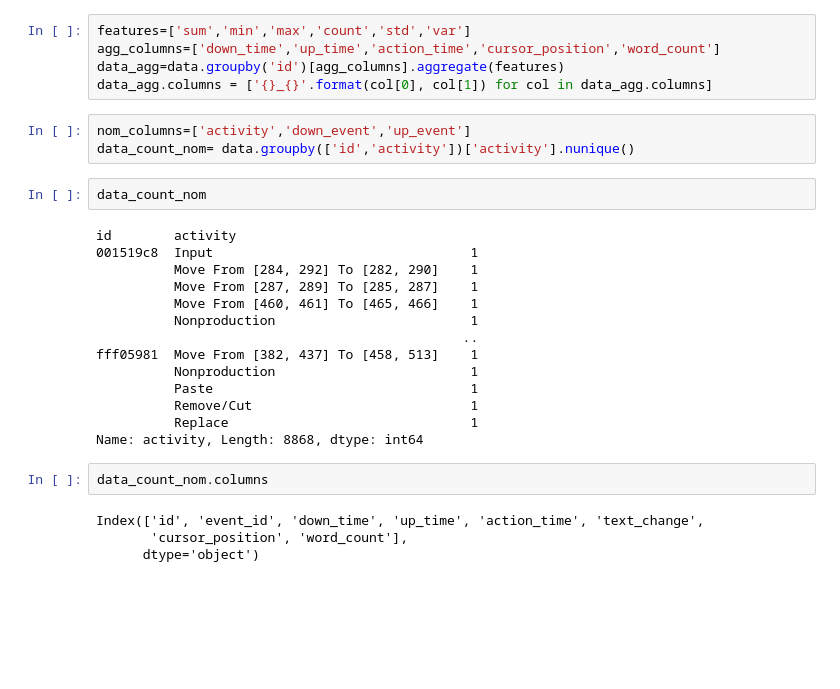
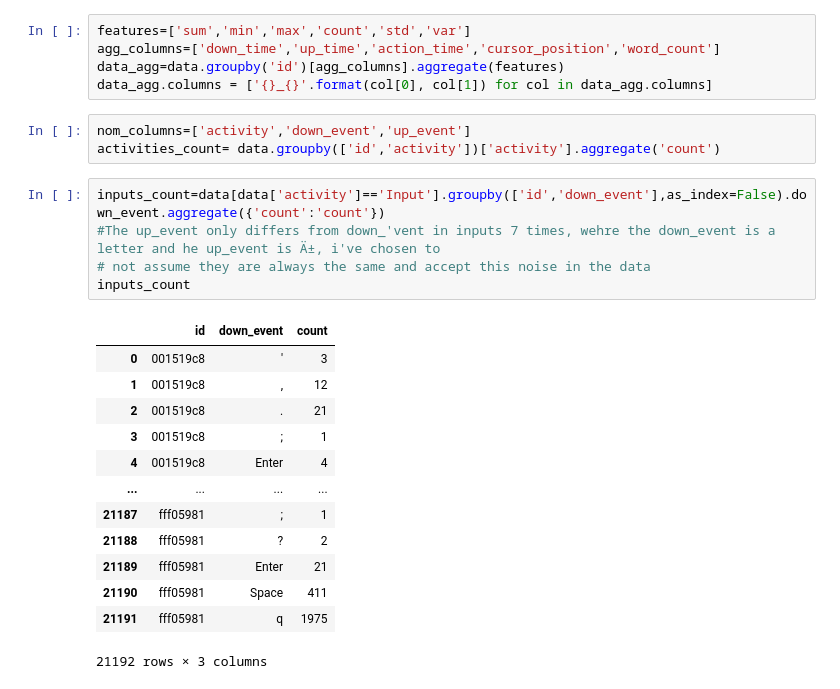
Before and after one commit to GuilhermeGAraujo/Writing_Qual_Kaggle_Chall, a Jupyter notebook: cleaning_feat_eng.ipynb, the cells around one changed output. Cells and saved outputs as stored; diff of their text form; blank space fills up the shorter version.

```diff
--- a/cleaning_feat_eng.ipynb
+++ b/cleaning_feat_eng.ipynb
@@ -68,26 +68,23 @@ data_agg=data.groupby('id')[agg_columns].aggregate(features)
 data_agg.columns = ['{}_{}'.format(col[0], col[1]) for col in data_agg.columns]
 # %%
 nom_columns=['activity','down_event','up_event']
-data_count_nom= data.groupby(['id','activity'])['activity'].nunique()
+activities_count= data.groupby(['id','activity'])['activity'].aggregate('count')
-# %%
-data_count_nom
-# %% [output]
-id        activity
-001519c8  Input                                 1
-          Move From [284, 292] To [282, 290]    1
-          Move From [287, 289] To [285, 287]    1
-          Move From [460, 461] To [465, 466]    1
-          Nonproduction                         1
-                                               ..
-fff05981  Move From [382, 437] To [458, 513]    1
-          Nonproduction                         1
-          Paste                                 1
-          Remove/Cut                            1
-          Replace                               1
-Name: activity, Length: 8868, dtype: int64
 # %%
-data_count_nom.columns
+inputs_count=data[data['activity']=='Input'].groupby(['id','down_event'],as_index=False).down_event.aggregate({'count':'count'})
+#The up_event only differs from down_'vent in inputs 7 times, wehre the down_event is a letter and he up_event is Ä±, i've chosen to
+# not assume they are always the same and accept this noise in the data
+inputs_count
 # %% [output]
+|  | id | down_event | count |
+| 0 | 001519c8 | ' | 3 |
+| 1 | 001519c8 | , | 12 |
+| 2 | 001519c8 | . | 21 |
+| 3 | 001519c8 | ; | 1 |
+| 4 | 001519c8 | Enter | 4 |
+| ... | ... | ... | ... |
+| 21187 | fff05981 | ; | 1 |
+| 21188 | fff05981 | ? | 2 |
+| 21189 | fff05981 | Enter | 21 |
+| 21190 | fff05981 | Space | 411 |
+| 21191 | fff05981 | q | 1975 |
-Index(['id', 'event_id', 'down_time', 'up_time', 'action_time', 'text_change',
-       'cursor_position', 'word_count'],
-      dtype='object')
+21192 rows × 3 columns
```
Also changed, not shown: parts of 8 cells of this notebook.
